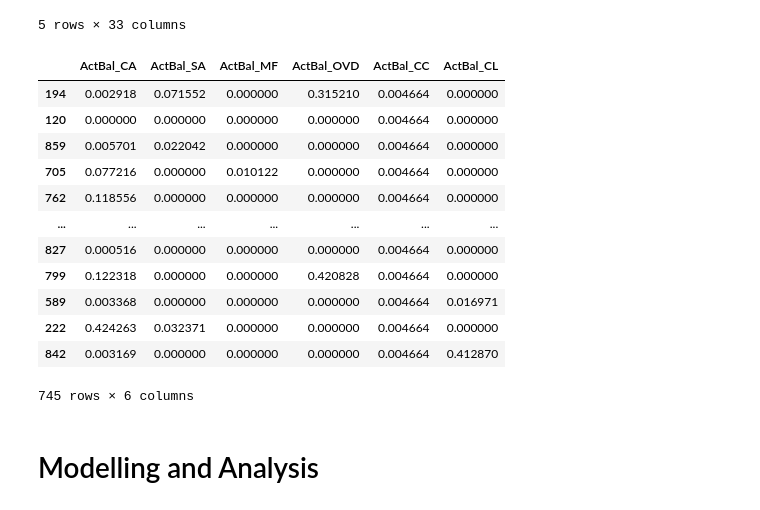
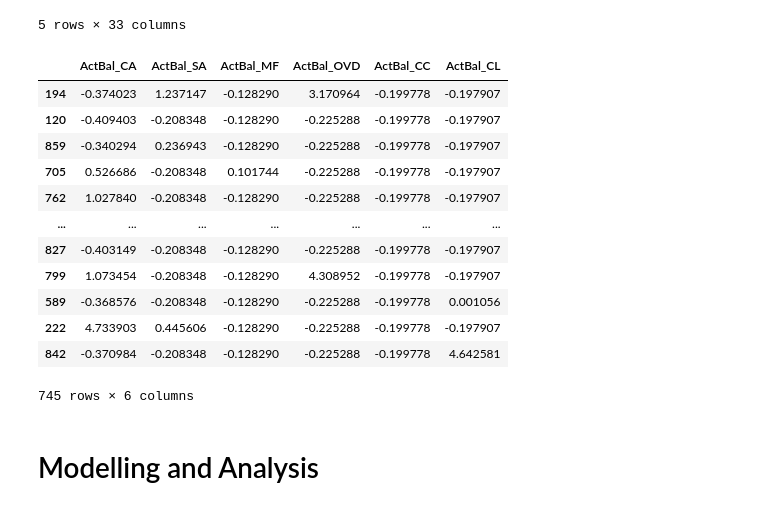
Before and after one commit to ngweixuan1/propensity_prediction, a Jupyter notebook: training/notebooks/02_modelling.ipynb, the cells around one changed output. Saved outputs shown, nothing was run; the diff lists cells and outputs as text; code cells hidden in the pictures.

```diff
--- a/training/notebooks/02_modelling.ipynb
+++ b/training/notebooks/02_modelling.ipynb
@@ -192,33 +192,36 @@ X_train.head()
 | 762 | 123 | 0.0 | 0.000000 | 10.461071 | 2 | 0.0 | 0.0 | 0.0 | 0.0 | ... |
 5 rows × 33 columns
 # %%
-from sklearn.preprocessing import MinMaxScaler
+from sklearn.preprocessing import StandardScaler
 
 col_trans = [col for col in X_train.columns if col.startswith('Act')]
 
-scaler = MinMaxScaler()
+scaler = StandardScaler()
+X_train_scaled = X_train.copy()
+X_test_scaled = X_test.copy()
+X_val_scaled = X_val.copy()
 
 # Fit scaler on X_train only
-scaler.fit(X_train[col_trans])
+scaler.fit(X_train_scaled[col_trans])
 
 # Transform all sets with the fitted scaler
-X_train[col_trans] = scaler.transform(X_train[col_trans])
-X_test[col_trans] = scaler.transform(X_test[col_trans])
-X_val[col_trans] = scaler.transform(X_val[col_trans])
-X_train[col_trans]
+X_train_scaled[col_trans] = scaler.transform(X_train_scaled[col_trans])
+X_test_scaled[col_trans] = scaler.transform(X_test_scaled[col_trans])
+X_val_scaled[col_trans] = scaler.transform(X_val_scaled[col_trans])
+X_train_scaled[col_trans]
 # %% [output]
 |  | ActBal_CA | ActBal_SA | ActBal_MF | ActBal_OVD | ActBal_CC | ActBal_CL |
-| 194 | 0.002918 | 0.071552 | 0.000000 | 0.315210 | 0.004664 | 0.000000 |
-| 120 | 0.000000 | 0.000000 | 0.000000 | 0.000000 | 0.004664 | 0.000000 |
-| 859 | 0.005701 | 0.022042 | 0.000000 | 0.000000 | 0.004664 | 0.000000 |
-| 705 | 0.077216 | 0.000000 | 0.010122 | 0.000000 | 0.004664 | 0.000000 |
-| 762 | 0.118556 | 0.000000 | 0.000000 | 0.000000 | 0.004664 | 0.000000 |
+| 194 | -0.374023 | 1.237147 | -0.128290 | 3.170964 | -0.199778 | -0.197907 |
+| 120 | -0.409403 | -0.208348 | -0.128290 | -0.225288 | -0.199778 | -0.197907 |
+| 859 | -0.340294 | 0.236943 | -0.128290 | -0.225288 | -0.199778 | -0.197907 |
+| 705 | 0.526686 | -0.208348 | 0.101744 | -0.225288 | -0.199778 | -0.197907 |
+| 762 | 1.027840 | -0.208348 | -0.128290 | -0.225288 | -0.199778 | -0.197907 |
 | ... | ... | ... | ... | ... | ... | ... |
-| 827 | 0.000516 | 0.000000 | 0.000000 | 0.000000 | 0.004664 | 0.000000 |
-| 799 | 0.122318 | 0.000000 | 0.000000 | 0.420828 | 0.004664 | 0.000000 |
-| 589 | 0.003368 | 0.000000 | 0.000000 | 0.000000 | 0.004664 | 0.016971 |
-| 222 | 0.424263 | 0.032371 | 0.000000 | 0.000000 | 0.004664 | 0.000000 |
-| 842 | 0.003169 | 0.000000 | 0.000000 | 0.000000 | 0.004664 | 0.412870 |
+| 827 | -0.403149 | -0.208348 | -0.128290 | -0.225288 | -0.199778 | -0.197907 |
+| 799 | 1.073454 | -0.208348 | -0.128290 | 4.308952 | -0.199778 | -0.197907 |
+| 589 | -0.368576 | -0.208348 | -0.128290 | -0.225288 | -0.199778 | 0.001056 |
+| 222 | 4.733903 | 0.445606 | -0.128290 | -0.225288 | -0.199778 | -0.197907 |
+| 842 | -0.370984 | -0.208348 | -0.128290 | -0.225288 | -0.199778 | 4.642581 |
 745 rows × 6 columns
 # %% [markdown]
 # Modelling and Analysis
```
Also changed, not shown: parts of 16 cells of this notebook, 2 other files.
